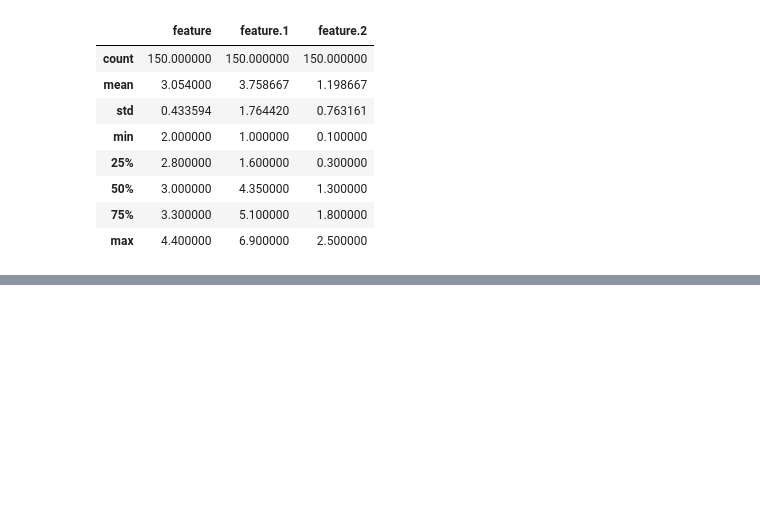
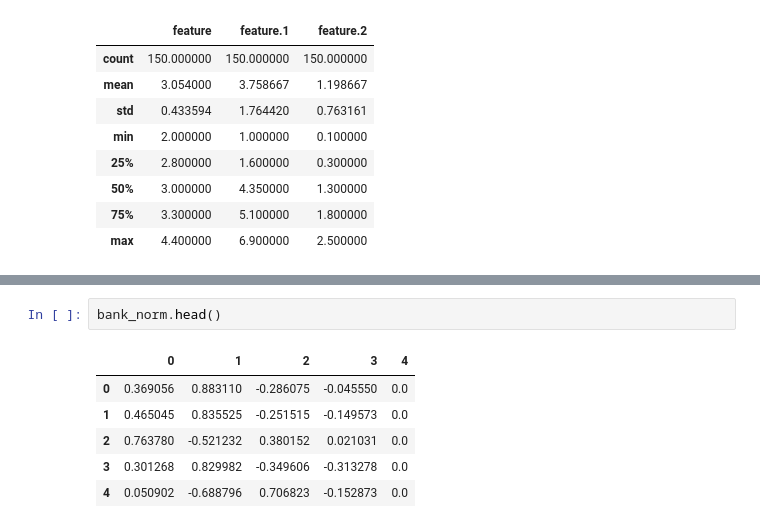
Before and after one commit to kantologist/NIPS-Global-Paper-Implementation-Challenge, a Jupyter notebook: kmeans.ipynb, the cells around one changed output, grey strips where cells are left out. Drawn from its saved outputs; the diff is of its cells as text; blank space fills up the shorter version.

```diff
--- a/kmeans.ipynb
+++ b/kmeans.ipynb
@@ -80,0 +118,9 @@ letter.describe()
+# %%
+bank_norm.head()
+# %% [output]
+|  | 0 | 1 | 2 | 3 | 4 |
+| 0 | 0.369056 | 0.883110 | -0.286075 | -0.045550 | 0.0 |
+| 1 | 0.465045 | 0.835525 | -0.251515 | -0.149573 | 0.0 |
+| 2 | 0.763780 | -0.521232 | 0.380152 | 0.021031 | 0.0 |
+| 3 | 0.301268 | 0.829982 | -0.349606 | -0.313278 | 0.0 |
+| 4 | 0.050902 | -0.688796 | 0.706823 | -0.152873 | 0.0 |
```
Also changed, not shown: parts of 10 cells of this notebook.
